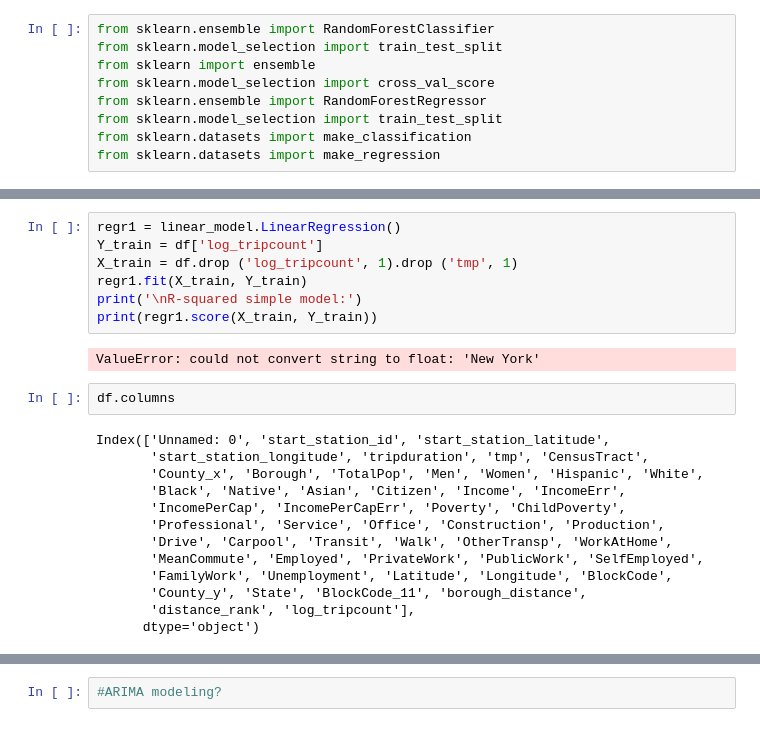
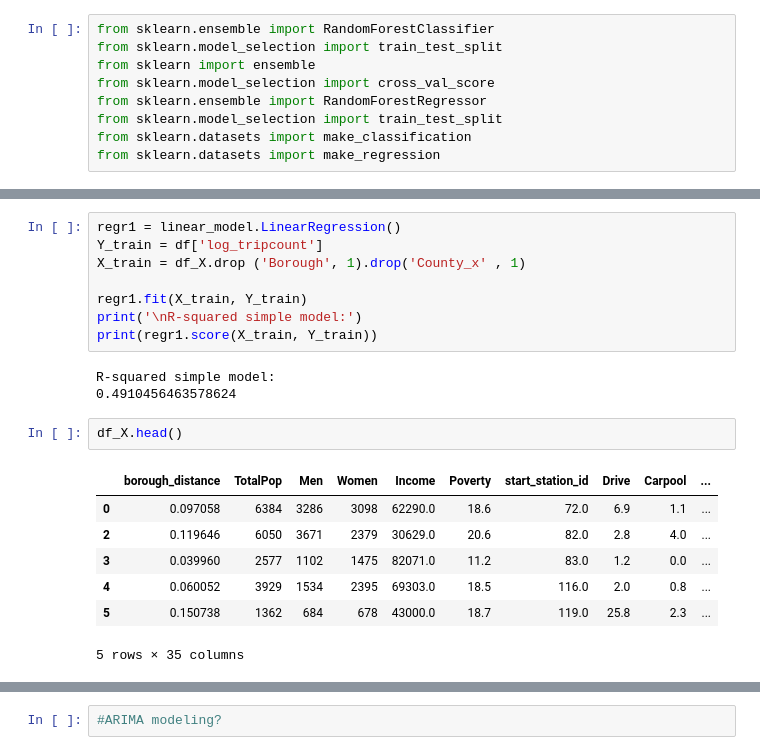
Before and after one commit to amyscott303/Thinkful, a Jupyter notebook: NY_model.ipynb, the cells around one changed output, grey strips where cells are left out. Drawn from its saved outputs; the diff is of its cells as text.

```diff
--- a/NY_model.ipynb
+++ b/NY_model.ipynb
@@ -267,26 +241,23 @@ Index(['Unnamed: 0', 'start_station_id', 'start_station_latitude',
 # %%
 regr1 = linear_model.LinearRegression()
 Y_train = df['log_tripcount']
-X_train = df.drop ('log_tripcount', 1).drop ('tmp', 1)
+X_train = df_X.drop ('Borough', 1).drop('County_x' , 1)
+
 regr1.fit(X_train, Y_train)
 print('\nR-squared simple model:')
 print(regr1.score(X_train, Y_train))
 # %% [output]
-ValueError: could not convert string to float: 'New York'
+R-squared simple model:
+0.4910456463578624
-# %%
-df.columns
-# %% [output]
-Index(['Unnamed: 0', 'start_station_id', 'start_station_latitude',
-       'start_station_longitude', 'tripduration', 'tmp', 'CensusTract',
-       'County_x', 'Borough', 'TotalPop', 'Men', 'Women', 'Hispanic', 'White',
-       'Black', 'Native', 'Asian', 'Citizen', 'Income', 'IncomeErr',
-       'IncomePerCap', 'IncomePerCapErr', 'Poverty', 'ChildPoverty',
-       'Professional', 'Service', 'Office', 'Construction', 'Production',
-       'Drive', 'Carpool', 'Transit', 'Walk', 'OtherTransp', 'WorkAtHome',
-       'MeanCommute', 'Employed', 'PrivateWork', 'PublicWork', 'SelfEmployed',
-       'FamilyWork', 'Unemployment', 'Latitude', 'Longitude', 'BlockCode',
-       'County_y', 'State', 'BlockCode_11', 'borough_distance',
-       'distance_rank', 'log_tripcount'],
-      dtype='object')
+# %%
+df_X.head()
+# %% [output]
+|  | borough_distance | TotalPop | Men | Women | Income | Poverty | start_station_id | Drive | Carpool | ... |
+| 0 | 0.097058 | 6384 | 3286 | 3098 | 62290.0 | 18.6 | 72.0 | 6.9 | 1.1 | ... |
+| 2 | 0.119646 | 6050 | 3671 | 2379 | 30629.0 | 20.6 | 82.0 | 2.8 | 4.0 | ... |
+| 3 | 0.039960 | 2577 | 1102 | 1475 | 82071.0 | 11.2 | 83.0 | 1.2 | 0.0 | ... |
+| 4 | 0.060052 | 3929 | 1534 | 2395 | 69303.0 | 18.5 | 116.0 | 2.0 | 0.8 | ... |
+| 5 | 0.150738 | 1362 | 684 | 678 | 43000.0 | 18.7 | 119.0 | 25.8 | 2.3 | ... |
+5 rows × 35 columns
 # %%
 y=df.log_tripcount
```
Also changed, not shown: parts of 25 cells of this notebook.
